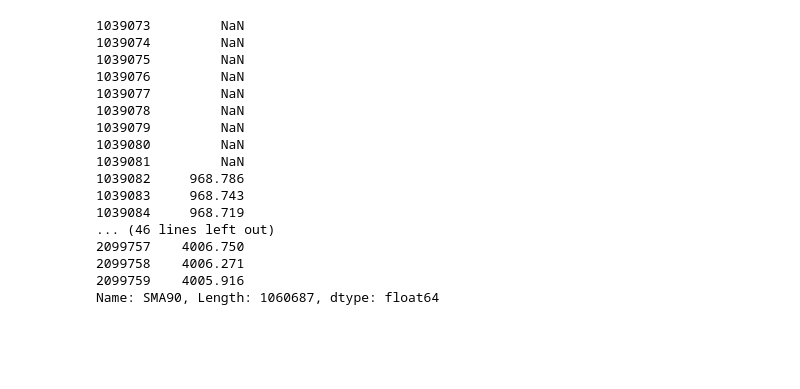
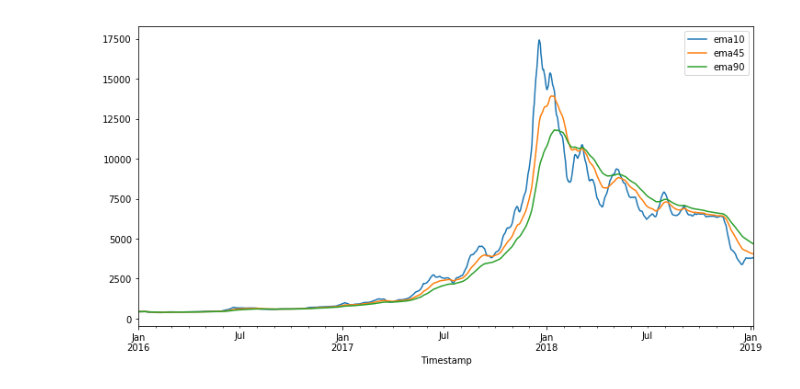
Before and after one commit to hershcode/Springboard, a Jupyter notebook: Capstone_2/Data_Cleansing.ipynb, the cells around one changed output. Saved outputs shown, nothing was run; the diff lists cells and outputs as text; code cells hidden in the pictures; blank space fills up the shorter version.

```diff
--- a/Capstone_2/Data_Cleansing.ipynb
+++ b/Capstone_2/Data_Cleansing.ipynb
@@ -52,20 +29,13 @@ plt.show()
-# %%
-data["SMA90"]
-# %% [output]
-1039073         NaN
-1039074         NaN
-1039075         NaN
-1039076         NaN
-1039077         NaN
-1039078         NaN
-1039079         NaN
-1039080         NaN
-1039081         NaN
-1039082     968.786
-1039083     968.743
-1039084     968.719
-... (46 lines left out)
-2099757    4006.750
-2099758    4006.271
-2099759    4005.916
-Name: SMA90, Length: 1060687, dtype: float64
+# %%
+df['ema10'] = pd.Series.ewm(df['Close'], span=10).mean()
+df['ema45'] = pd.Series.ewm(df['Close'], span=45).mean()
+df['ema90'] = pd.Series.ewm(df['Close'], span=90).mean()
+# %%
+plt.figure(figsize=(12,6))
+df['ema10'].plot()
+df['ema45'].plot()
+df['ema90'].plot()
+plt.legend()
+plt.show()
+# %% [output]
+[figure, added]
```
Also changed, not shown: parts of 14 cells of this notebook.
